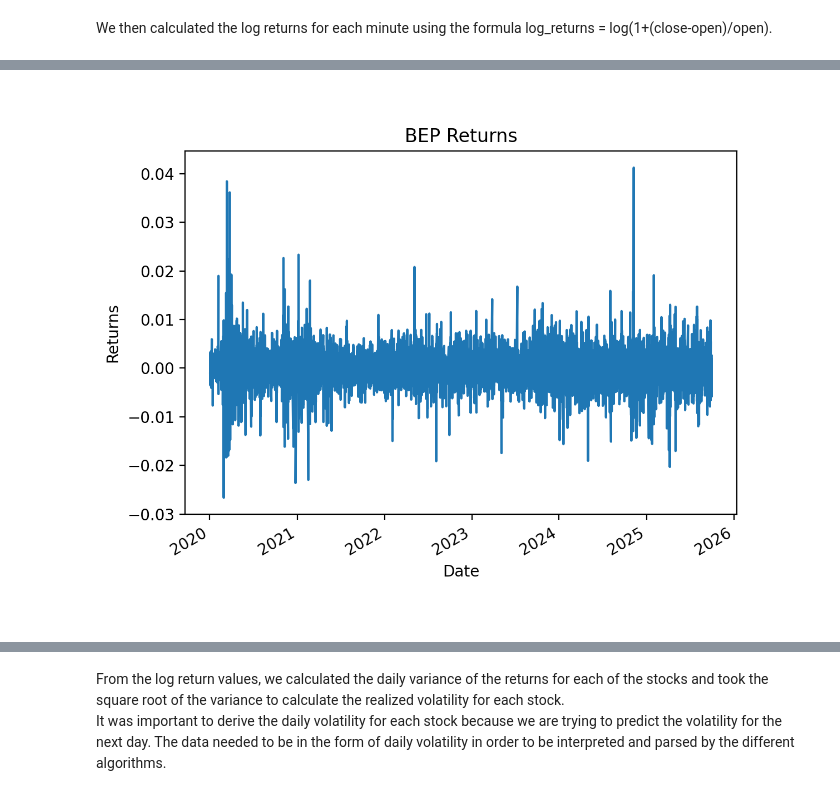
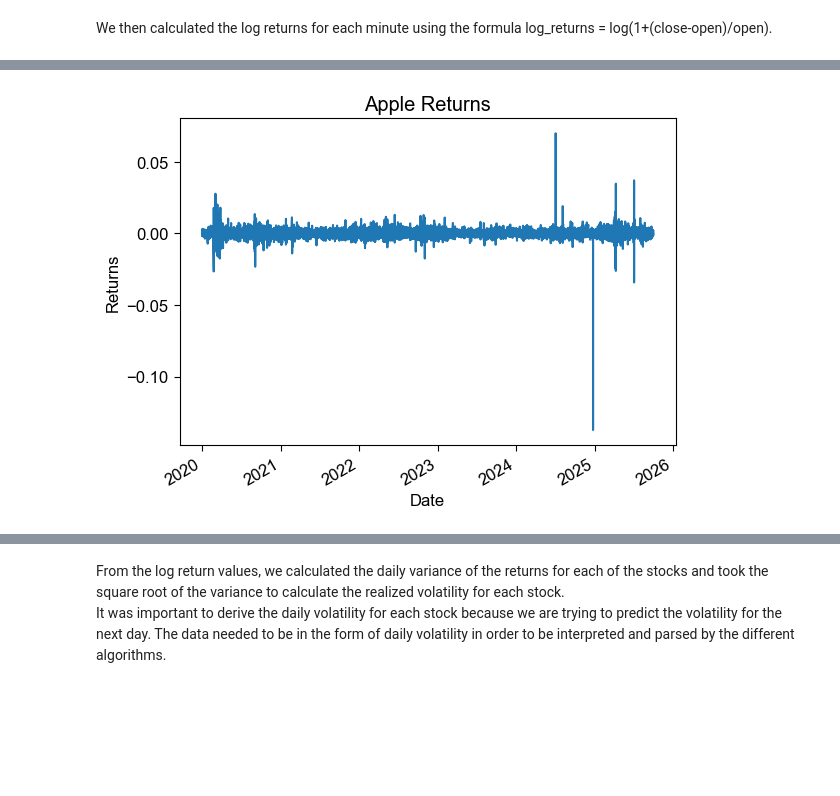
Before and after one commit to asalpert/msdas_practicum-project, a Jupyter notebook: second_report_final.ipynb, the cells around one changed output, grey strips where cells are left out. Cells and saved outputs as stored; diff of their text form; code cells hidden in the pictures; blank space fills up the shorter version.

```diff
--- a/second_report_final.ipynb
+++ b/second_report_final.ipynb
@@ -171,2 +172,17 @@ We then calculated the log returns for each minute using the formula log_returns
-# %% [markdown]
-![image.png](attachment:image.png)
+# %%
+#Load in AAPL data, make returns, variance, and volatility
+AAPL_returns = pd.DataFrame({
+    "time_stamp": aapl_df['timestamp'],
+    "log_return": np.log(1+(aapl_df['close']-aapl_df['open'])/aapl_df['open'])
+})
+AAPL_returns['time_stamp'] = pd.to_datetime(AAPL_returns['time_stamp'], errors='coerce')
+daily_variance_AAPL = AAPL_returns.groupby(AAPL_returns['time_stamp'].dt.floor("1D"))["log_return"].var()
+#Plot returns
+AAPL_returns.set_index("time_stamp", inplace=True)
+AAPL_returns.log_return.plot()
+plt.xlabel("Date")
+plt.ylabel("Returns")
+plt.title("Apple Returns")
+plt.show()
+# %% [output]
+[figure, added]
```
Also changed, not shown: parts of 78 cells of this notebook, 3 other files.
